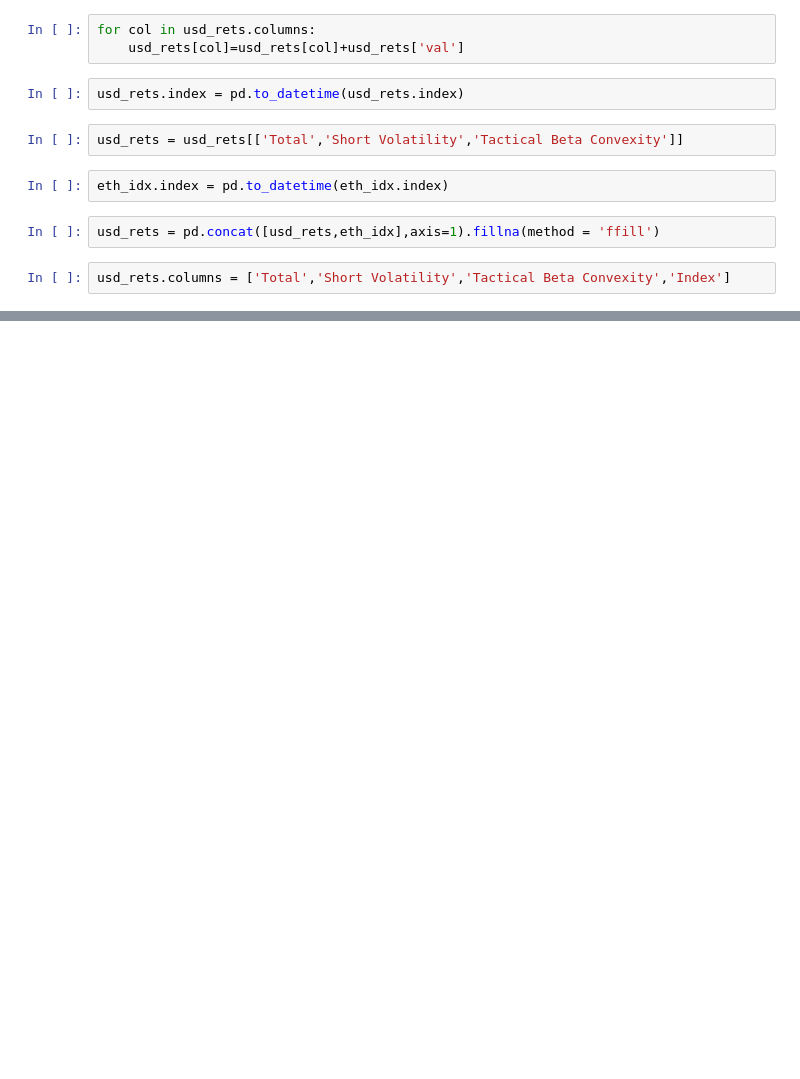
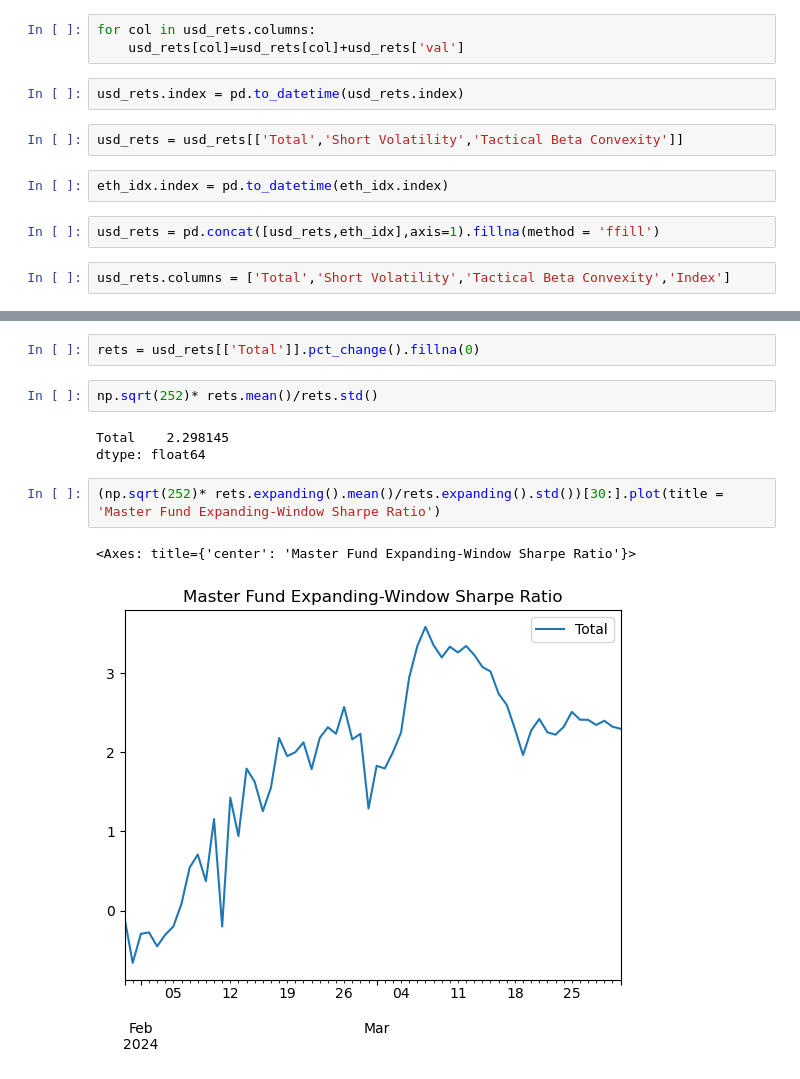
Before and after one commit to kmavyrle/QuantMasterFund, a Jupyter notebook: Crypto/TacticalBetaConvexity/test.ipynb, the cells around one changed output, grey strips where cells are left out. Drawn from its saved outputs; the diff is of its cells as text; blank space fills up the shorter version.

```diff
--- a/Crypto/TacticalBetaConvexity/test.ipynb
+++ b/Crypto/TacticalBetaConvexity/test.ipynb
@@ -262,0 +269,12 @@ plot.get_figure().savefig(picpath)
+# %%
+rets = usd_rets[['Total']].pct_change().fillna(0)
+# %%
+np.sqrt(252)* rets.mean()/rets.std()
+# %% [output]
+Total    2.298145
+dtype: float64
+# %%
+(np.sqrt(252)* rets.expanding().mean()/rets.expanding().std())[30:].plot(title = 'Master Fund Expanding-Window Sharpe Ratio')
+# %% [output]
+<Axes: title={'center': 'Master Fund Expanding-Window Sharpe Ratio'}>
+[figure, added]
```
Also changed, not shown: parts of 18 cells of this notebook, 11 other files.
